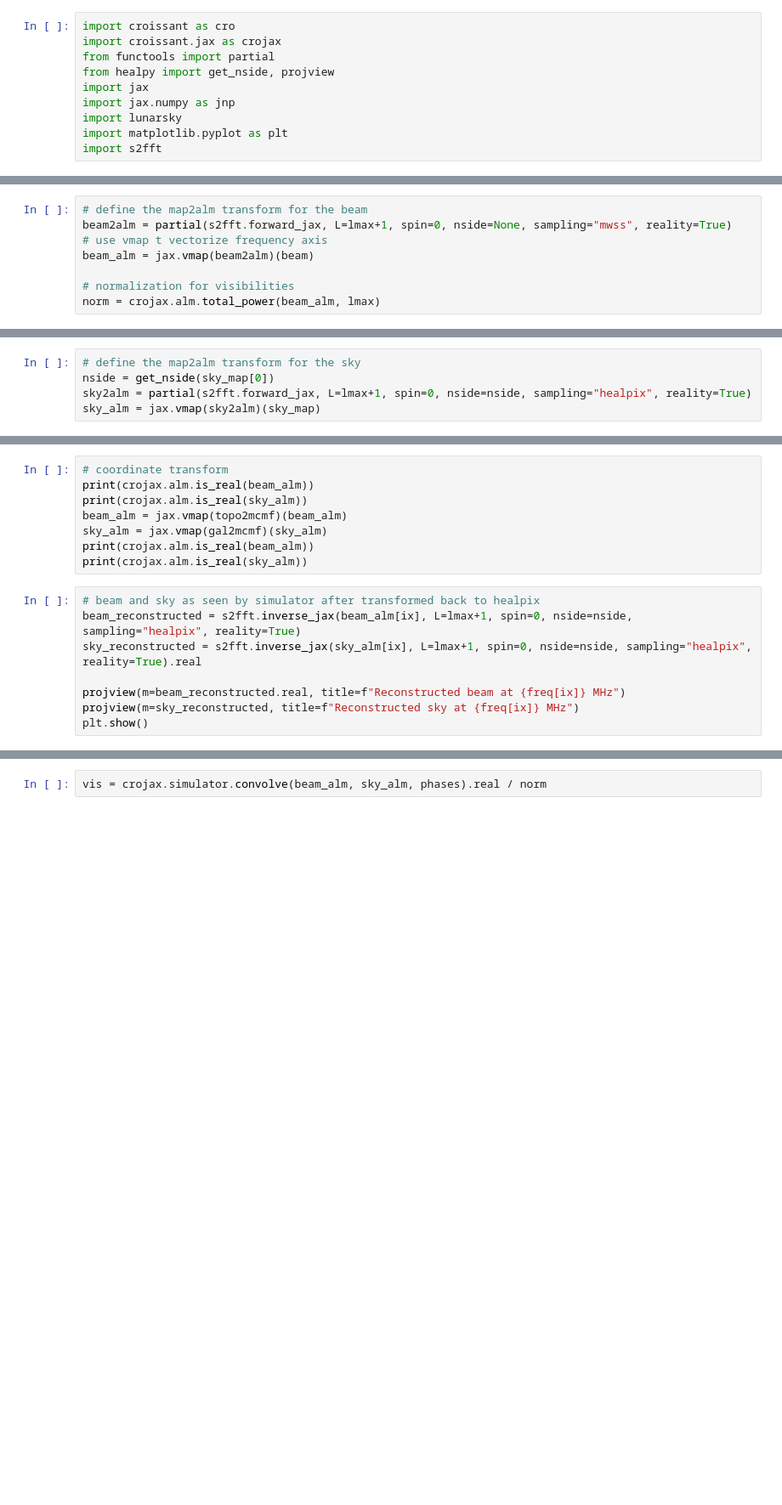
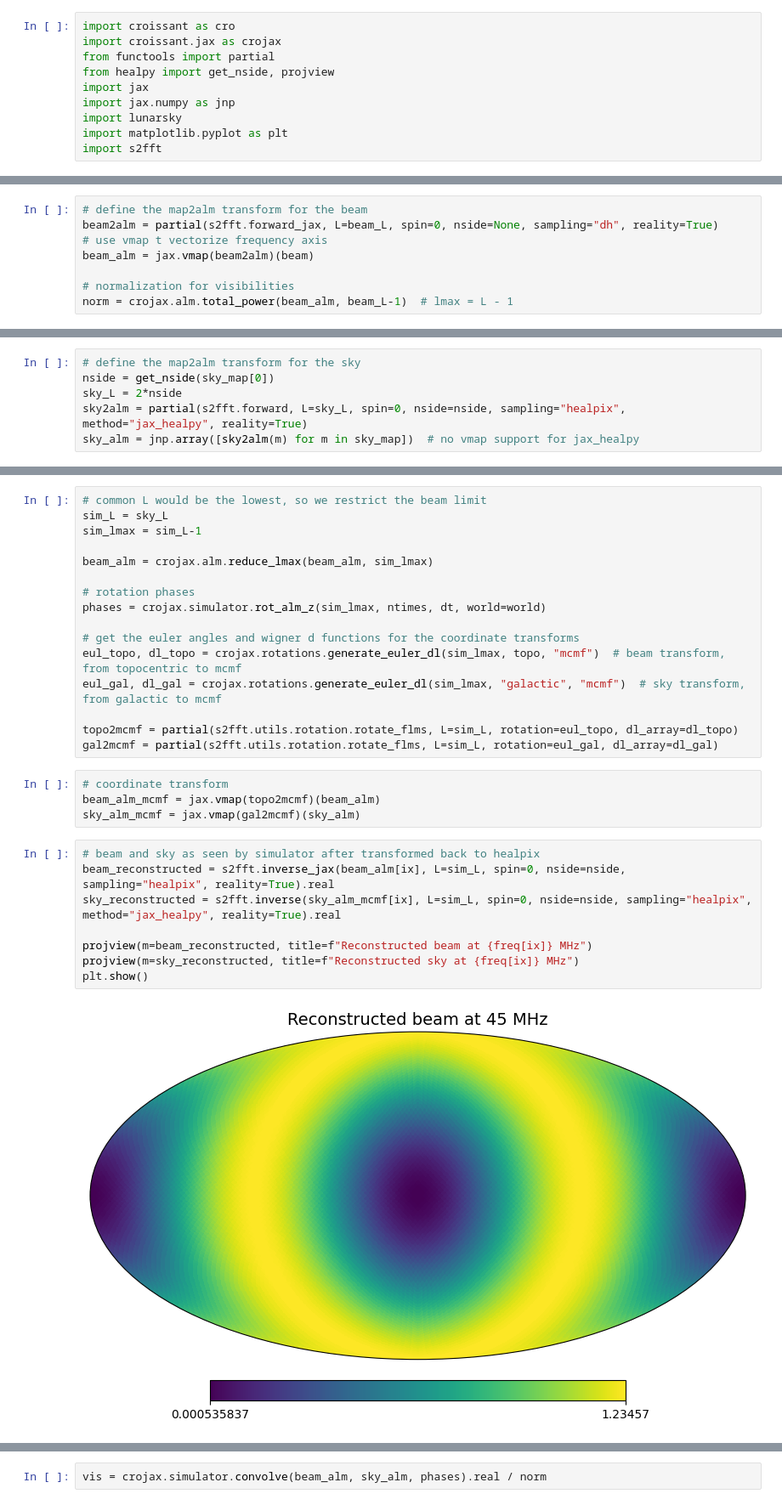
Before and after one commit to christianhbye/croissant, a Jupyter notebook: notebooks/croissant_jax.ipynb, the cells around one changed output, grey strips where cells are left out. Shown at 85% size. Saved outputs shown, nothing was run; the diff lists cells and outputs as text; blank space fills up the shorter version.

```diff
--- a/notebooks/croissant_jax.ipynb
+++ b/notebooks/croissant_jax.ipynb
@@ -38,11 +43,11 @@ plt.show()
 # %%
 # define the map2alm transform for the beam
-beam2alm = partial(s2fft.forward_jax, L=lmax+1, spin=0, nside=None, sampling="mwss", reality=True)
+beam2alm = partial(s2fft.forward_jax, L=beam_L, spin=0, nside=None, sampling="dh", reality=True)
 # use vmap t vectorize frequency axis
 beam_alm = jax.vmap(beam2alm)(beam)
 
 # normalization for visibilities
-norm = crojax.alm.total_power(beam_alm, lmax)
+norm = crojax.alm.total_power(beam_alm, beam_L-1)  # lmax = L - 1
 # %%
 # sky
 sky_map = jnp.load("ulsa.npy")
@@ -52,5 +59,6 @@ plt.show()
 # %%
 # define the map2alm transform for the sky
 nside = get_nside(sky_map[0])
-sky2alm = partial(s2fft.forward_jax, L=lmax+1, spin=0, nside=nside, sampling="healpix", reality=True)
-sky_alm = jax.vmap(sky2alm)(sky_map)
+sky_L = 2*nside
+sky2alm = partial(s2fft.forward, L=sky_L, spin=0, nside=nside, sampling="healpix", method="jax_healpy", reality=True)
+sky_alm = jnp.array([sky2alm(m) for m in sky_map])  # no vmap support for jax_healpy
@@ -57,16 +69,30 @@ sky_alm = jax.vmap(sky2alm)(sky_map)
+# %%
+# common L would be the lowest, so we restrict the beam limit
+sim_L = sky_L
+sim_lmax = sim_L-1
+
+beam_alm = crojax.alm.reduce_lmax(beam_alm, sim_lmax)
+
+# rotation phases
+phases = crojax.simulator.rot_alm_z(sim_lmax, ntimes, dt, world=world)
+
+# get the euler angles and wigner d functions for the coordinate transforms
+eul_topo, dl_topo = crojax.rotations.generate_euler_dl(sim_lmax, topo, "mcmf")  # beam transform, from topocentric to mcmf
+eul_gal, dl_gal = crojax.rotations.generate_euler_dl(sim_lmax, "galactic", "mcmf")  # sky transform, from galactic to mcmf
+
+topo2mcmf = partial(s2fft.utils.rotation.rotate_flms, L=sim_L, rotation=eul_topo, dl_array=dl_topo)
+gal2mcmf = partial(s2fft.utils.rotation.rotate_flms, L=sim_L, rotation=eul_gal, dl_array=dl_gal)
 # %%
 # coordinate transform
-print(crojax.alm.is_real(beam_alm))
-print(crojax.alm.is_real(sky_alm))
-beam_alm = jax.vmap(topo2mcmf)(beam_alm)
-sky_alm = jax.vmap(gal2mcmf)(sky_alm)
-print(crojax.alm.is_real(beam_alm))
-print(crojax.alm.is_real(sky_alm))
+beam_alm_mcmf = jax.vmap(topo2mcmf)(beam_alm)
+sky_alm_mcmf = jax.vmap(gal2mcmf)(sky_alm)
 # %%
 # beam and sky as seen by simulator after transformed back to healpix
-beam_reconstructed = s2fft.inverse_jax(beam_alm[ix], L=lmax+1, spin=0, nside=nside, sampling="healpix", reality=True)
-sky_reconstructed = s2fft.inverse_jax(sky_alm[ix], L=lmax+1, spin=0, nside=nside, sampling="healpix", reality=True).real
+beam_reconstructed = s2fft.inverse_jax(beam_alm[ix], L=sim_L, spin=0, nside=nside, sampling="healpix", reality=True).real
+sky_reconstructed = s2fft.inverse(sky_alm_mcmf[ix], L=sim_L, spin=0, nside=nside, sampling="healpix", method="jax_healpy", reality=True).real
 
-projview(m=beam_reconstructed.real, title=f"Reconstructed beam at {freq[ix]} MHz")
+projview(m=beam_reconstructed, title=f"Reconstructed beam at {freq[ix]} MHz")
 projview(m=sky_reconstructed, title=f"Reconstructed sky at {freq[ix]} MHz")
 plt.show()
+# %% [output]
+[figure, added]
```
Also changed, not shown: parts of 11 cells of this notebook.
